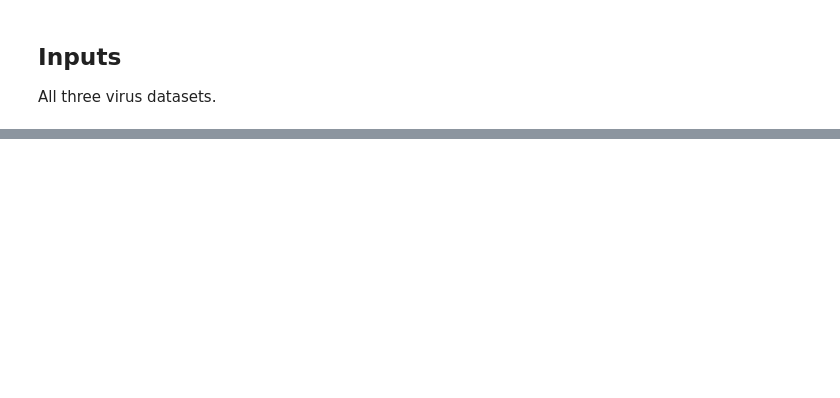
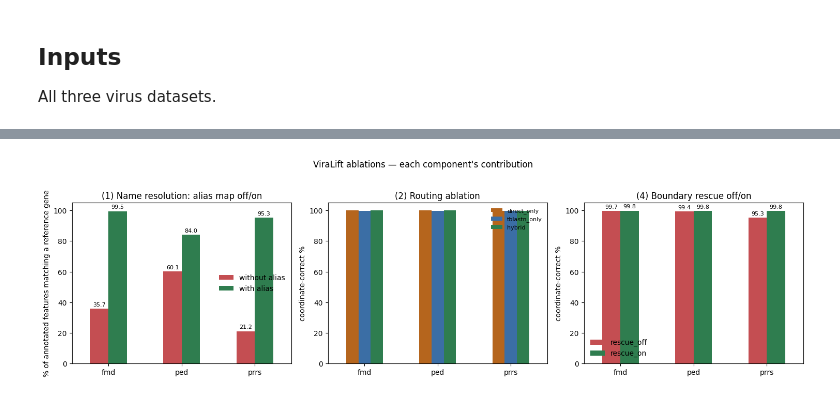
Before and after one commit to nhatminhhatesyou/viralift, a Jupyter notebook: app/validation/07_ablation_runtime/ablation_baselines_runtime.ipynb, the cells around one changed output, grey strips where cells are left out. Saved outputs shown, nothing was run; the diff lists cells and outputs as text; code cells hidden in the pictures; blank space fills up the shorter version.

Commit message:
Add unit-05 tool comparison (LiftOn/Liftoff/GATU), 07 ablation, 06 use-case, 08 failure attribution; consistency + LiftOn docs

```diff
--- a/app/validation/07_ablation_runtime/ablation_baselines_runtime.ipynb
+++ b/app/validation/07_ablation_runtime/ablation_baselines_runtime.ipynb
@@ -78,10 +374,0 @@ summarize_comparison(routing, ["mode", "virus"])
-# %%
-import time
-timings = []
-for label, (ref, query) in pairs.items():
-    t0 = time.perf_counter()
-    run_tblastn_against_truth(label, ref, query, OUT / "timing" / label, progress=False)
-    timings.append({"virus": label, "seconds": round(time.perf_counter() - t0, 2)})
-timing_df = pd.DataFrame(timings)
-timing_df.to_csv(OUT / "runtime.tsv", sep="\t", index=False)
-timing_df
@@ -91,0 +460,27 @@ timing_df
+# %%
+fig, axes = plt.subplots(1, 3, figsize=(15, 4.2))
+
+p1 = abl_alias.set_index("virus")[["without_alias_pct","with_alias_pct"]]
+p1.plot(kind="bar", ax=axes[0], rot=0, color=["#c44e52","#2f7d4f"])
+axes[0].set_ylim(0,105); axes[0].set_title("(1) Name resolution: alias map off/on")
+axes[0].set_ylabel("% of annotated features matching a reference gene"); axes[0].set_xlabel("")
+axes[0].legend(["without alias","with alias"], frameon=False)
+for c in axes[0].containers: axes[0].bar_label(c, fmt="%.1f", padding=2, fontsize=8)
+
+p2 = routing_summary.pivot(index="virus", columns="mode", values="accuracy_pct")
+p2 = p2.reindex(columns=[c for c in ["direct_only","tblastn_only","hybrid"] if c in p2.columns])
+p2.plot(kind="bar", ax=axes[1], rot=0, color=["#b5651d","#3b6ea5","#2f7d4f"])
+axes[1].set_ylim(0,105); axes[1].set_title("(2) Routing ablation"); axes[1].set_xlabel("")
+axes[1].set_ylabel("coordinate-correct %"); axes[1].legend(frameon=False, fontsize=8)
+
+p3 = rescue.pivot(index="virus", columns="mode", values="accuracy_pct")
+p3 = p3.reindex(columns=[c for c in ["rescue_off","rescue_on"] if c in p3.columns])
+p3.plot(kind="bar", ax=axes[2], rot=0, color=["#c44e52","#2f7d4f"])
+axes[2].set_ylim(0,105); axes[2].set_title("(4) Boundary rescue off/on"); axes[2].set_xlabel("")
+axes[2].set_ylabel("coordinate-correct %"); axes[2].legend(frameon=False)
+for c in axes[2].containers: axes[2].bar_label(c, fmt="%.1f", padding=2, fontsize=8)
+
+fig.suptitle("ViraLift ablations — each component's contribution", y=1.03)
+fig.tight_layout(); fig.savefig(OUT / "ablation_summary.png", dpi=200, bbox_inches="tight")
+# %% [output]
+[figure, added]
```
Also changed, not shown: parts of 23 cells of this notebook, 15 other files.
